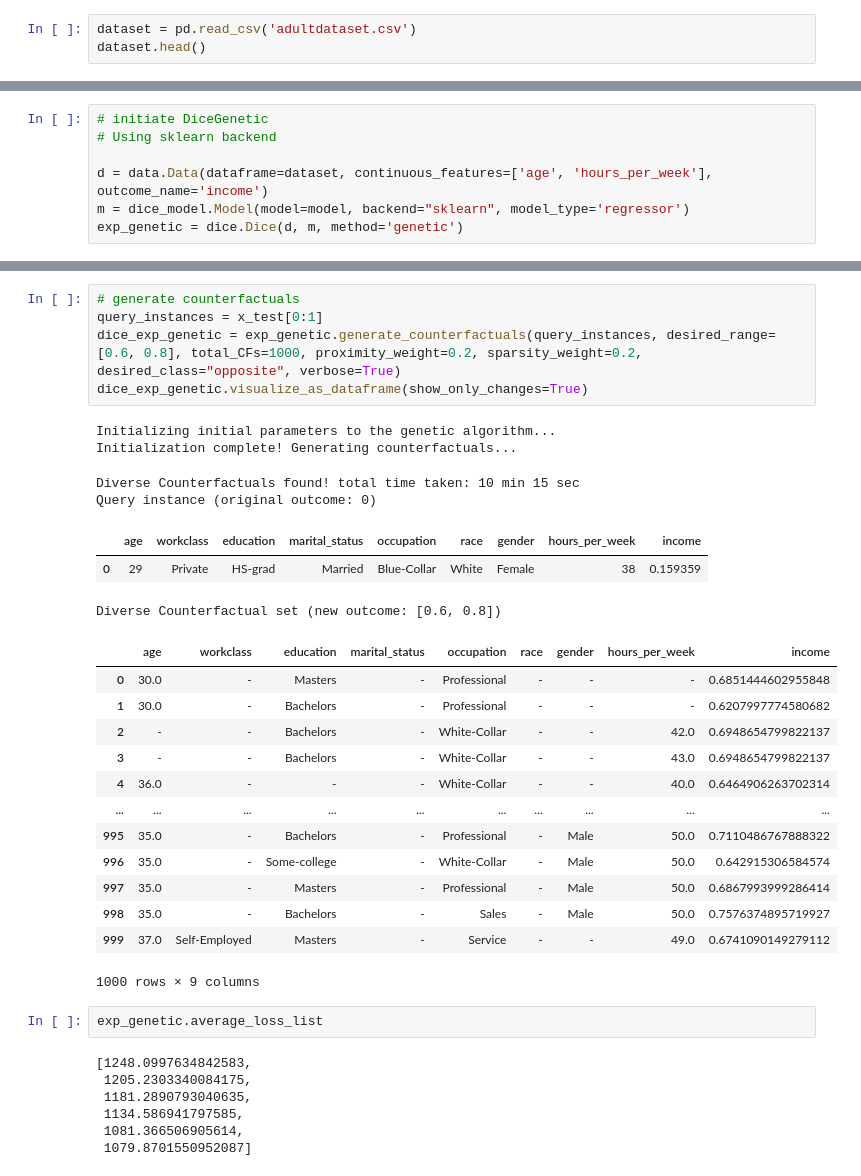
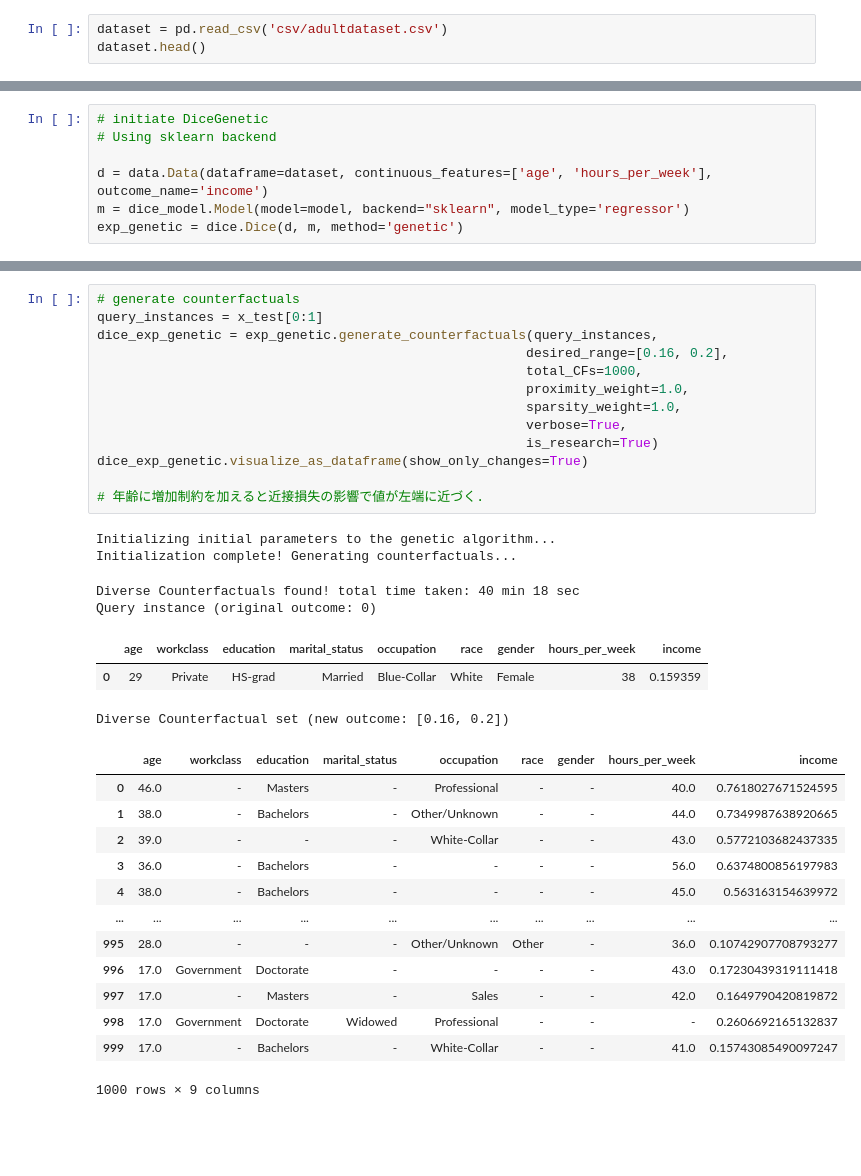
Before and after one commit to sumugit/DiCE, a Jupyter notebook: dice_ml_test/genetic_sample.ipynb, the cells around one changed output, grey strips where cells are left out. Saved outputs shown, nothing was run; the diff lists cells and outputs as text; blank space fills up the shorter version.

```diff
--- a/dice_ml_test/genetic_sample.ipynb
+++ b/dice_ml_test/genetic_sample.ipynb
@@ -23,5 +21,5 @@ C:\Users\diddy\Anaconda3\lib\site-packages\numpy\.libs\libopenblas.XWYDX2IKJW2NM
 # %%
-dataset = pd.read_csv('adultdataset.csv')
+dataset = pd.read_csv('csv/adultdataset.csv')
 dataset.head()
 # %% [output]
 |  | age | workclass | education | marital_status | occupation | race | gender | hours_per_week | income |
@@ -70,35 +139,34 @@ exp_genetic = dice.Dice(d, m, method='genetic')
 # %%
 # generate counterfactuals
 query_instances = x_test[0:1]
-dice_exp_genetic = exp_genetic.generate_counterfactuals(query_instances, desired_range=[0.6, 0.8], total_CFs=1000, proximity_weight=0.2, sparsity_weight=0.2, desired_class="opposite", verbose=True)
+dice_exp_genetic = exp_genetic.generate_counterfactuals(query_instances,
+                                                       desired_range=[0.16, 0.2],
+                                                       total_CFs=1000,
+                                                       proximity_weight=1.0,
+                                                       sparsity_weight=1.0,
+                                                       verbose=True,
+                                                       is_research=True)
 dice_exp_genetic.visualize_as_dataframe(show_only_changes=True)
+
+# 年齢に増加制約を加えると近接損失の影響で値が左端に近づく.
 # %% [output]
 Initializing initial parameters to the genetic algorithm...
 Initialization complete! Generating counterfactuals...
-Diverse Counterfactuals found! total time taken: 10 min 15 sec
+Diverse Counterfactuals found! total time taken: 40 min 18 sec
 Query instance (original outcome: 0)
 |  | age | workclass | education | marital_status | occupation | race | gender | hours_per_week | income |
 | 0 | 29 | Private | HS-grad | Married | Blue-Collar | White | Female | 38 | 0.159359 |
-Diverse Counterfactual set (new outcome: [0.6, 0.8])
+Diverse Counterfactual set (new outcome: [0.16, 0.2])
 |  | age | workclass | education | marital_status | occupation | race | gender | hours_per_week | income |
-| 0 | 30.0 | - | Masters | - | Professional | - | - | - | 0.6851444602955848 |
-| 1 | 30.0 | - | Bachelors | - | Professional | - | - | - | 0.6207997774580682 |
-| 2 | - | - | Bachelors | - | White-Collar | - | - | 42.0 | 0.6948654799822137 |
-| 3 | - | - | Bachelors | - | White-Collar | - | - | 43.0 | 0.6948654799822137 |
-| 4 | 36.0 | - | - | - | White-Collar | - | - | 40.0 | 0.6464906263702314 |
+| 0 | 46.0 | - | Masters | - | Professional | - | - | 40.0 | 0.7618027671524595 |
+| 1 | 38.0 | - | Bachelors | - | Other/Unknown | - | - | 44.0 | 0.7349987638920665 |
+| 2 | 39.0 | - | - | - | White-Collar | - | - | 43.0 | 0.5772103682437335 |
+| 3 | 36.0 | - | Bachelors | - | - | - | - | 56.0 | 0.6374800856197983 |
+| 4 | 38.0 | - | Bachelors | - | - | - | - | 45.0 | 0.563163154639972 |
 | ... | ... | ... | ... | ... | ... | ... | ... | ... | ... |
-| 995 | 35.0 | - | Bachelors | - | Professional | - | Male | 50.0 | 0.7110486767888322 |
-| 996 | 35.0 | - | Some-college | - | White-Collar | - | Male | 50.0 | 0.642915306584574 |
-| 997 | 35.0 | - | Masters | - | Professional | - | Male | 50.0 | 0.6867993999286414 |
-| 998 | 35.0 | - | Bachelors | - | Sales | - | Male | 50.0 | 0.7576374895719927 |
-| 999 | 37.0 | Self-Employed | Masters | - | Service | - | - | 49.0 | 0.6741090149279112 |
+| 995 | 28.0 | - | - | - | Other/Unknown | Other | - | 36.0 | 0.10742907708793277 |
+| 996 | 17.0 | Government | Doctorate | - | - | - | - | 43.0 | 0.17230439319111418 |
+| 997 | 17.0 | - | Masters | - | Sales | - | - | 42.0 | 0.1649790420819872 |
+| 998 | 17.0 | Government | Doctorate | Widowed | Professional | - | - | - | 0.2606692165132837 |
+| 999 | 17.0 | - | Bachelors | - | White-Collar | - | - | 41.0 | 0.15743085490097247 |
 1000 rows × 9 columns
-# %%
-exp_genetic.average_loss_list
-# %% [output]
-[1248.0997634842583,
- 1205.2303340084175,
- 1181.2890793040635,
- 1134.586941797585,
- 1081.366506905614,
- 1079.8701550952087]
```
Also changed, not shown: parts of 8 cells of this notebook, 42 other files.
